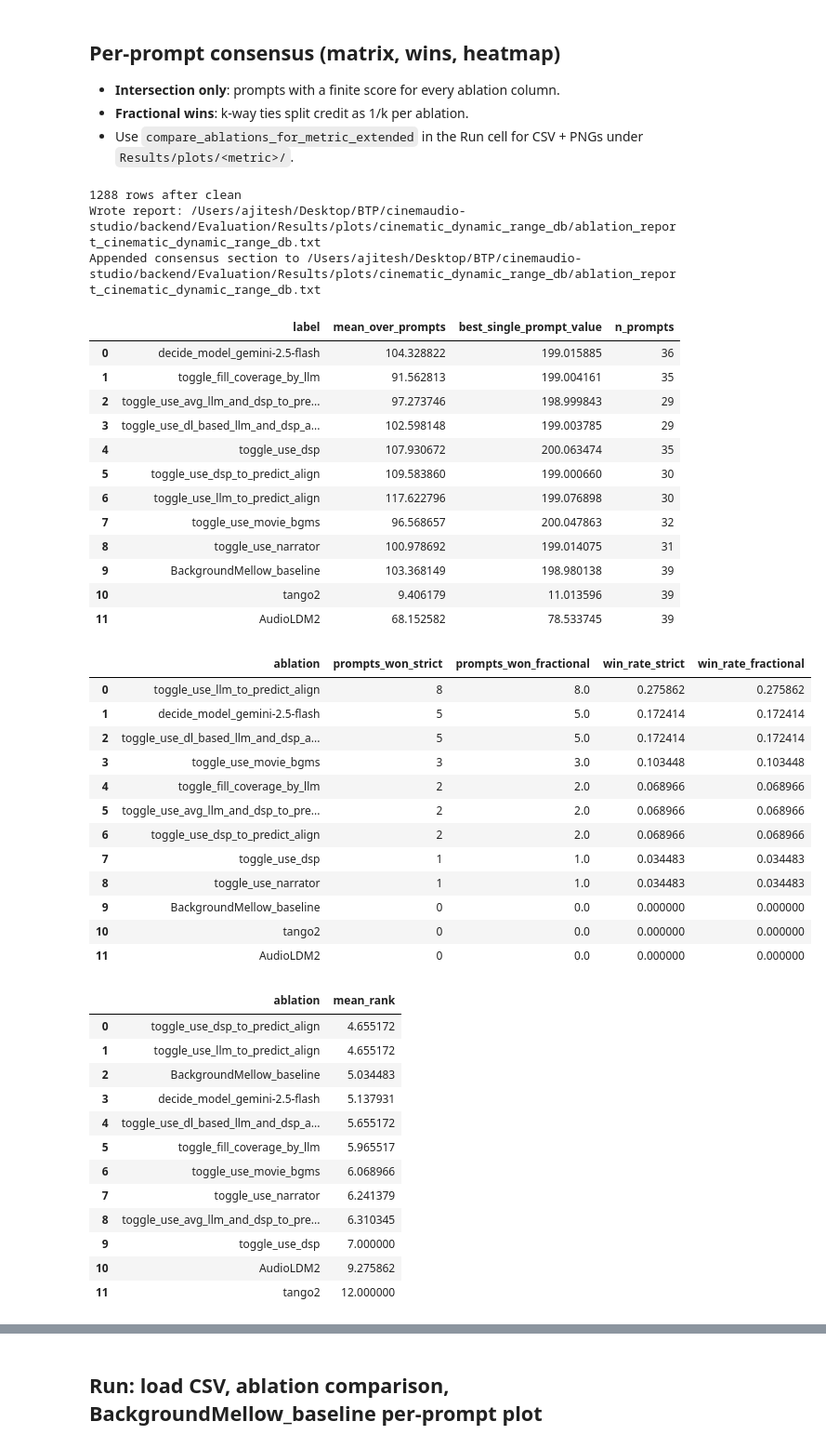
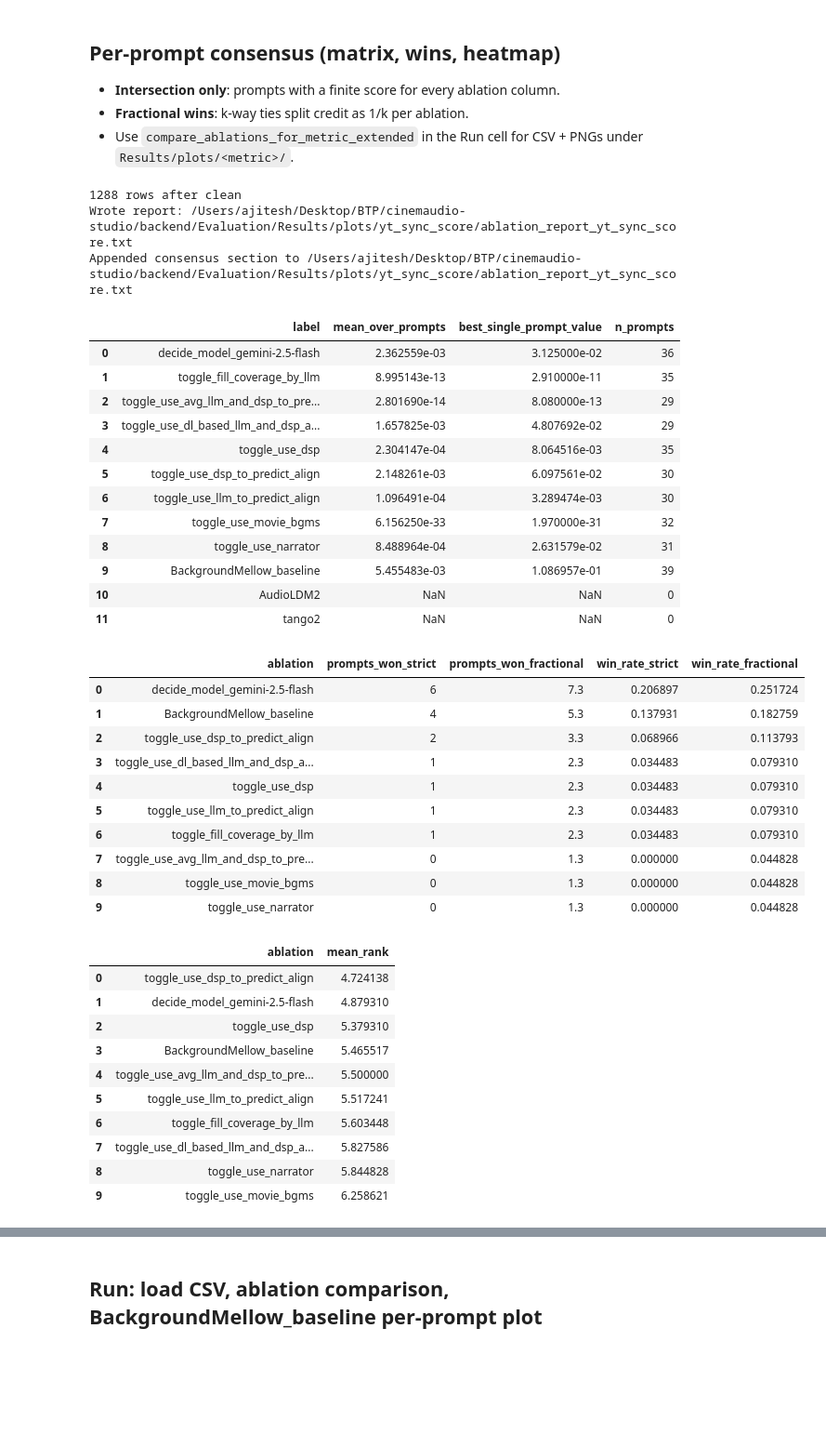
Before and after one commit to Ajitesh-jam/cinemaudio-studio, a Jupyter notebook: backend/Evaluation/visualize_results.ipynb, the cells around one changed output, grey strips where cells are left out. Shown at 93% size. Drawn from its saved outputs; the diff is of its cells as text; code cells hidden in the pictures; blank space fills up the shorter version.

Commit message:
save results

```diff
--- a/backend/Evaluation/visualize_results.ipynb
+++ b/backend/Evaluation/visualize_results.ipynb
@@ -830,7 +830,7 @@ try:
 except NameError:
     NOTEBOOK_DIR = Path.cwd()
 
-METRIC = "cinematic_dynamic_range_db"
+METRIC = "yt_sync_score"
 SPECIALIST_TAG = "BackgroundMellow_baseline_tango2"
 CSV_PATH = NOTEBOOK_DIR / "Results" / "final_results.csv"
 PLOTS_ROOT = NOTEBOOK_DIR / "Results" / "plots"
@@ -847,69 +847,65 @@ print(len(df_clean), "rows after clean")
 summary, report_text, matrix, wins_df, ranks_df = compare_ablations_for_metric_extended(
     df_clean,
     METRIC,
     objective=OBJECTIVE,
     specialist_model_variant_tag=SPECIALIST_TAG,
     output_dir=str(PLOTS_ROOT),
     include_decide_model=INCLUDE_DECIDE_MODEL,
     include_specialist_ablations=INCLUDE_SPECIALIST_ABLATIONS,
     tango_baseline_csv=str(TANGO_BackgroundMellow_baseline_CSV),
     audioldm_baseline_csv=str(AUDIOLDM_BackgroundMellow_baseline_CSV),
 )
 display(summary)
 if not matrix.empty:
     display(wins_df.head(15))
     display(ranks_df.head(15))
 
 run_sub = NOTEBOOK_DIR / "Results" / "plots" / _sanitize_metric_for_path(METRIC)
 per_prompt_df, insights = plot_metric_for_configuration(
     df_clean,
     METRIC,
     configuration=None,
     output_path=str(run_sub / f"per_prompt_{METRIC}_BackgroundMellow_baseline.png"),
     objective=OBJECTIVE,
 )
 display(per_prompt_df.head(10))
 insights
 # %% [output]
 1288 rows after clean
-Wrote report: /Users/ajitesh/Desktop/BTP/cinemaudio-studio/backend/Evaluation/Results/plots/cinematic_dynamic_range_db/ablation_report_cinematic_dynamic_range_db.txt
-Appended consensus section to /Users/ajitesh/Desktop/BTP/cinemaudio-studio/backend/Evaluation/Results/plots/cinematic_dynamic_range_db/ablation_report_cinematic_dynamic_range_db.txt
+Wrote report: /Users/ajitesh/Desktop/BTP/cinemaudio-studio/backend/Evaluation/Results/plots/yt_sync_score/ablation_report_yt_sync_score.txt
+Appended consensus section to /Users/ajitesh/Desktop/BTP/cinemaudio-studio/backend/Evaluation/Results/plots/yt_sync_score/ablation_report_yt_sync_score.txt
 |  | label | mean_over_prompts | best_single_prompt_value | n_prompts |
-| 0 | decide_model_gemini-2.5-flash | 104.328822 | 199.015885 | 36 |
-| 1 | toggle_fill_coverage_by_llm | 91.562813 | 199.004161 | 35 |
-| 2 | toggle_use_avg_llm_and_dsp_to_pre... | 97.273746 | 198.999843 | 29 |
-| 3 | toggle_use_dl_based_llm_and_dsp_a... | 102.598148 | 199.003785 | 29 |
-| 4 | toggle_use_dsp | 107.930672 | 200.063474 | 35 |
-| 5 | toggle_use_dsp_to_predict_align | 109.583860 | 199.000660 | 30 |
-| 6 | toggle_use_llm_to_predict_align | 117.622796 | 199.076898 | 30 |
-| 7 | toggle_use_movie_bgms | 96.568657 | 200.047863 | 32 |
-| 8 | toggle_use_narrator | 100.978692 | 199.014075 | 31 |
-| 9 | BackgroundMellow_baseline | 103.368149 | 198.980138 | 39 |
-| 10 | tango2 | 9.406179 | 11.013596 | 39 |
-| 11 | AudioLDM2 | 68.152582 | 78.533745 | 39 |
+| 0 | decide_model_gemini-2.5-flash | 2.362559e-03 | 3.125000e-02 | 36 |
+| 1 | toggle_fill_coverage_by_llm | 8.995143e-13 | 2.910000e-11 | 35 |
+| 2 | toggle_use_avg_llm_and_dsp_to_pre... | 2.801690e-14 | 8.080000e-13 | 29 |
+| 3 | toggle_use_dl_based_llm_and_dsp_a... | 1.657825e-03 | 4.807692e-02 | 29 |
+| 4 | toggle_use_dsp | 2.304147e-04 | 8.064516e-03 | 35 |
+| 5 | toggle_use_dsp_to_predict_align | 2.148261e-03 | 6.097561e-02 | 30 |
+| 6 | toggle_use_llm_to_predict_align | 1.096491e-04 | 3.289474e-03 | 30 |
+| 7 | toggle_use_movie_bgms | 6.156250e-33 | 1.970000e-31 | 32 |
+| 8 | toggle_use_narrator | 8.488964e-04 | 2.631579e-02 | 31 |
+| 9 | BackgroundMellow_baseline | 5.455483e-03 | 1.086957e-01 | 39 |
+| 10 | AudioLDM2 | NaN | NaN | 0 |
+| 11 | tango2 | NaN | NaN | 0 |
 |  | ablation | prompts_won_strict | prompts_won_fractional | win_rate_strict | win_rate_fractional |
-| 0 | toggle_use_llm_to_predict_align | 8 | 8.0 | 0.275862 | 0.275862 |
-| 1 | decide_model_gemini-2.5-flash | 5 | 5.0 | 0.172414 | 0.172414 |
-| 2 | toggle_use_dl_based_llm_and_dsp_a... | 5 | 5.0 | 0.172414 | 0.172414 |
-| 3 | toggle_use_movie_bgms | 3 | 3.0 | 0.103448 | 0.103448 |
-| 4 | toggle_fill_coverage_by_llm | 2 | 2.0 | 0.068966 | 0.068966 |
-| 5 | toggle_use_avg_llm_and_dsp_to_pre... | 2 | 2.0 | 0.068966 | 0.068966 |
-| 6 | toggle_use_dsp_to_predict_align | 2 | 2.0 | 0.068966 | 0.068966 |
-| 7 | toggle_use_dsp | 1 | 1.0 | 0.034483 | 0.034483 |
-| 8 | toggle_use_narrator | 1 | 1.0 | 0.034483 | 0.034483 |
-| 9 | BackgroundMellow_baseline | 0 | 0.0 | 0.000000 | 0.000000 |
-| 10 | tango2 | 0 | 0.0 | 0.000000 | 0.000000 |
-| 11 | AudioLDM2 | 0 | 0.0 | 0.000000 | 0.000000 |
+| 0 | decide_model_gemini-2.5-flash | 6 | 7.3 | 0.206897 | 0.251724 |
+| 1 | BackgroundMellow_baseline | 4 | 5.3 | 0.137931 | 0.182759 |
+| 2 | toggle_use_dsp_to_predict_align | 2 | 3.3 | 0.068966 | 0.113793 |
+| 3 | toggle_use_dl_based_llm_and_dsp_a... | 1 | 2.3 | 0.034483 | 0.079310 |
+| 4 | toggle_use_dsp | 1 | 2.3 | 0.034483 | 0.079310 |
+| 5 | toggle_use_llm_to_predict_align | 1 | 2.3 | 0.034483 | 0.079310 |
+| 6 | toggle_fill_coverage_by_llm | 1 | 2.3 | 0.034483 | 0.079310 |
+| 7 | toggle_use_avg_llm_and_dsp_to_pre... | 0 | 1.3 | 0.000000 | 0.044828 |
+| 8 | toggle_use_movie_bgms | 0 | 1.3 | 0.000000 | 0.044828 |
+| 9 | toggle_use_narrator | 0 | 1.3 | 0.000000 | 0.044828 |
 |  | ablation | mean_rank |
-| 0 | toggle_use_dsp_to_predict_align | 4.655172 |
-| 1 | toggle_use_llm_to_predict_align | 4.655172 |
-| 2 | BackgroundMellow_baseline | 5.034483 |
-| 3 | decide_model_gemini-2.5-flash | 5.137931 |
-| 4 | toggle_use_dl_based_llm_and_dsp_a... | 5.655172 |
-| 5 | toggle_fill_coverage_by_llm | 5.965517 |
-| 6 | toggle_use_movie_bgms | 6.068966 |
-| 7 | toggle_use_narrator | 6.241379 |
-| 8 | toggle_use_avg_llm_and_dsp_to_pre... | 6.310345 |
-| 9 | toggle_use_dsp | 7.000000 |
-| 10 | AudioLDM2 | 9.275862 |
-| 11 | tango2 | 12.000000 |
+| 0 | toggle_use_dsp_to_predict_align | 4.724138 |
+| 1 | decide_model_gemini-2.5-flash | 4.879310 |
+| 2 | toggle_use_dsp | 5.379310 |
+| 3 | BackgroundMellow_baseline | 5.465517 |
+| 4 | toggle_use_avg_llm_and_dsp_to_pre... | 5.500000 |
+| 5 | toggle_use_llm_to_predict_align | 5.517241 |
+| 6 | toggle_fill_coverage_by_llm | 5.603448 |
+| 7 | toggle_use_dl_based_llm_and_dsp_a... | 5.827586 |
+| 8 | toggle_use_narrator | 5.844828 |
+| 9 | toggle_use_movie_bgms | 6.258621 |
```
Also changed, not shown: parts of 4 cells of this notebook, 35 other files.
